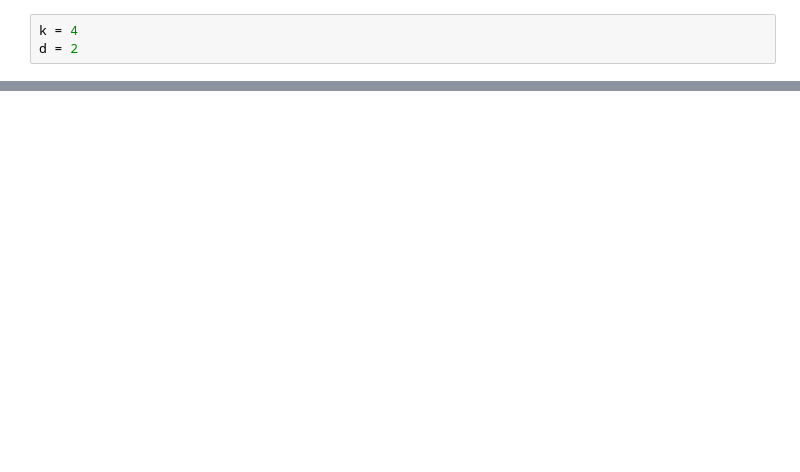
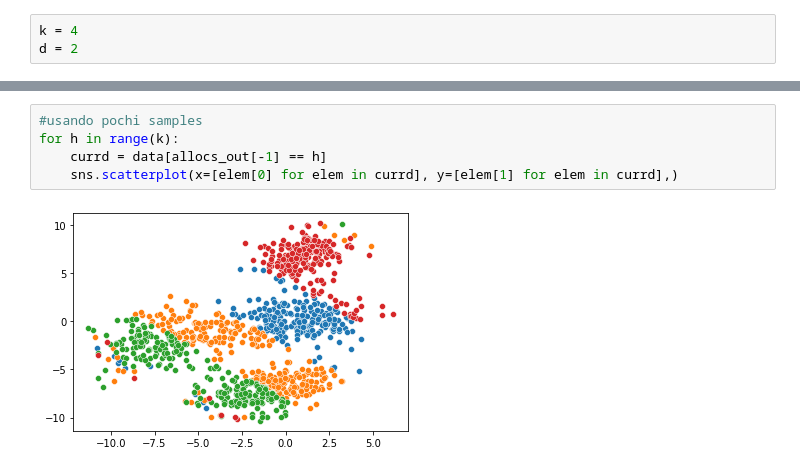
Before and after one commit to LeoPerelli/BayesMixtureModeling, a Jupyter notebook: Project Code/Create clusters.ipynb, the cells around one changed output, grey strips where cells are left out. Cells and saved outputs as stored; diff of their text form; blank space fills up the shorter version.

```diff
--- a/Project Code/Create clusters.ipynb
+++ b/Project Code/Create clusters.ipynb
@@ -122,2 +119,9 @@ for h in range(k):
+# %%
+#usando pochi samples
+for h in range(k):
+    currd = data[allocs_out[-1] == h]
+    sns.scatterplot(x=[elem[0] for elem in currd], y=[elem[1] for elem in currd],)
+# %% [output]
+[figure, added]
 # %%
 for h in range(k):
```
Also changed, not shown: parts of 6 cells of this notebook.
